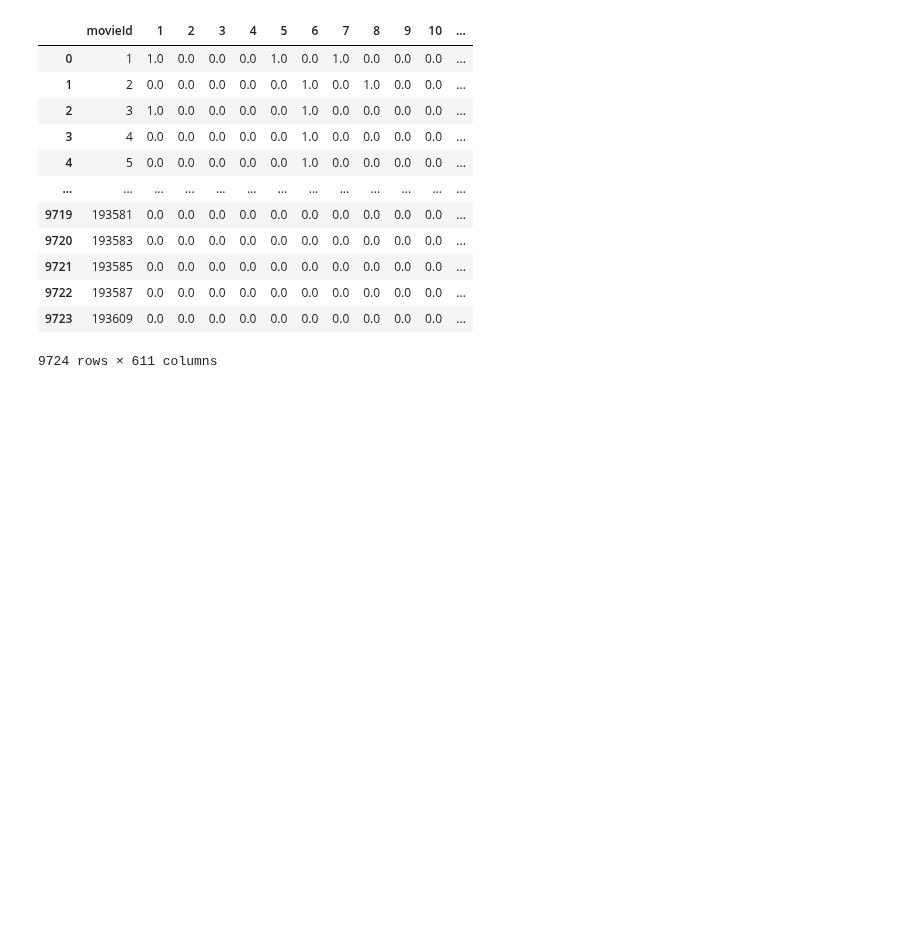
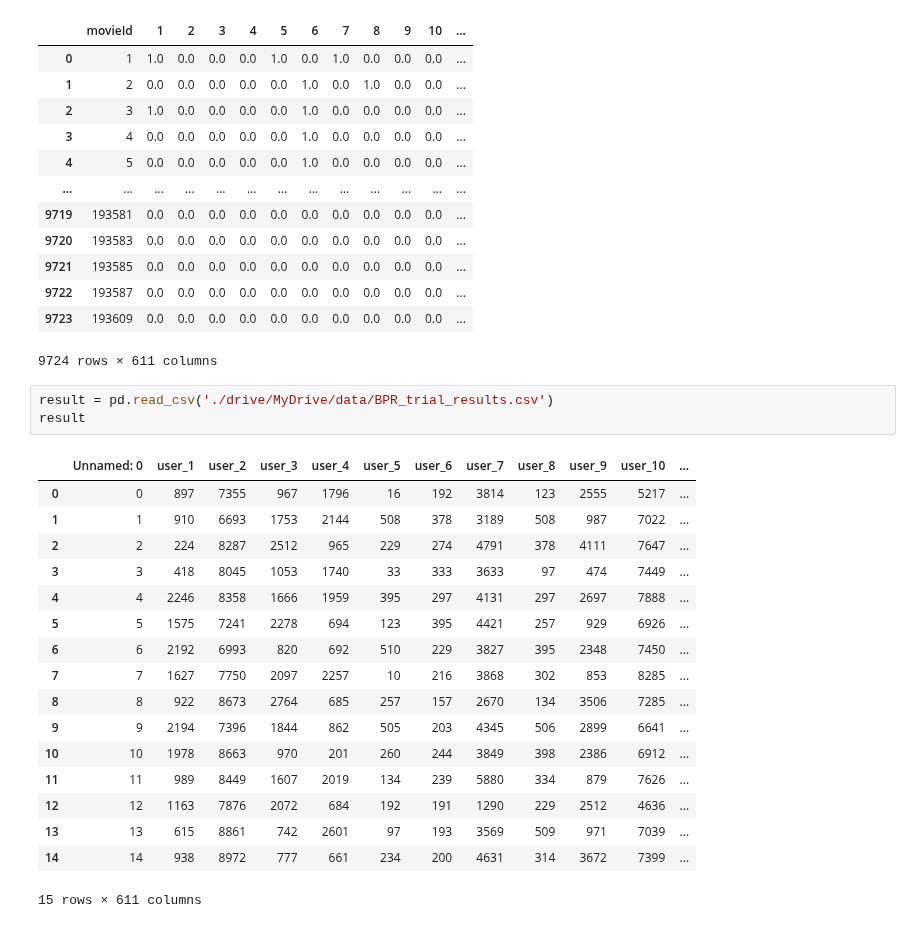
Before and after one commit to KevinTheRainmaker/Recommendation_Algorithms, a Jupyter notebook: Bayesian_Personalized_Ranking_Trial.ipynb, the cells around one changed output. Saved outputs shown, nothing was run; the diff lists cells and outputs as text; blank space fills up the shorter version.

```diff
--- a/Bayesian_Personalized_Ranking_Trial.ipynb
+++ b/Bayesian_Personalized_Ranking_Trial.ipynb
@@ -60,3 +60,24 @@ sparse_matrix
 | 9722 | 193587 | 0.0 | 0.0 | 0.0 | 0.0 | 0.0 | 0.0 | 0.0 | 0.0 | 0.0 | 0.0 | ... |
 | 9723 | 193609 | 0.0 | 0.0 | 0.0 | 0.0 | 0.0 | 0.0 | 0.0 | 0.0 | 0.0 | 0.0 | ... |
 9724 rows × 611 columns
+# %%
+result = pd.read_csv('./drive/MyDrive/data/BPR_trial_results.csv')
+result
+# %% [output]
+|  | Unnamed: 0 | user_1 | user_2 | user_3 | user_4 | user_5 | user_6 | user_7 | user_8 | user_9 | user_10 | ... |
+| 0 | 0 | 897 | 7355 | 967 | 1796 | 16 | 192 | 3814 | 123 | 2555 | 5217 | ... |
+| 1 | 1 | 910 | 6693 | 1753 | 2144 | 508 | 378 | 3189 | 508 | 987 | 7022 | ... |
+| 2 | 2 | 224 | 8287 | 2512 | 965 | 229 | 274 | 4791 | 378 | 4111 | 7647 | ... |
+| 3 | 3 | 418 | 8045 | 1053 | 1740 | 33 | 333 | 3633 | 97 | 474 | 7449 | ... |
+| 4 | 4 | 2246 | 8358 | 1666 | 1959 | 395 | 297 | 4131 | 297 | 2697 | 7888 | ... |
+| 5 | 5 | 1575 | 7241 | 2278 | 694 | 123 | 395 | 4421 | 257 | 929 | 6926 | ... |
+| 6 | 6 | 2192 | 6993 | 820 | 692 | 510 | 229 | 3827 | 395 | 2348 | 7450 | ... |
+| 7 | 7 | 1627 | 7750 | 2097 | 2257 | 10 | 216 | 3868 | 302 | 853 | 8285 | ... |
+| 8 | 8 | 922 | 8673 | 2764 | 685 | 257 | 157 | 2670 | 134 | 3506 | 7285 | ... |
+| 9 | 9 | 2194 | 7396 | 1844 | 862 | 505 | 203 | 4345 | 506 | 2899 | 6641 | ... |
+| 10 | 10 | 1978 | 8663 | 970 | 201 | 260 | 244 | 3849 | 398 | 2386 | 6912 | ... |
+| 11 | 11 | 989 | 8449 | 1607 | 2019 | 134 | 239 | 5880 | 334 | 879 | 7626 | ... |
+| 12 | 12 | 1163 | 7876 | 2072 | 684 | 192 | 191 | 1290 | 229 | 2512 | 4636 | ... |
+| 13 | 13 | 615 | 8861 | 742 | 2601 | 97 | 193 | 3569 | 509 | 971 | 7039 | ... |
+| 14 | 14 | 938 | 8972 | 777 | 661 | 234 | 200 | 4631 | 314 | 3672 | 7399 | ... |
+15 rows × 611 columns
```
